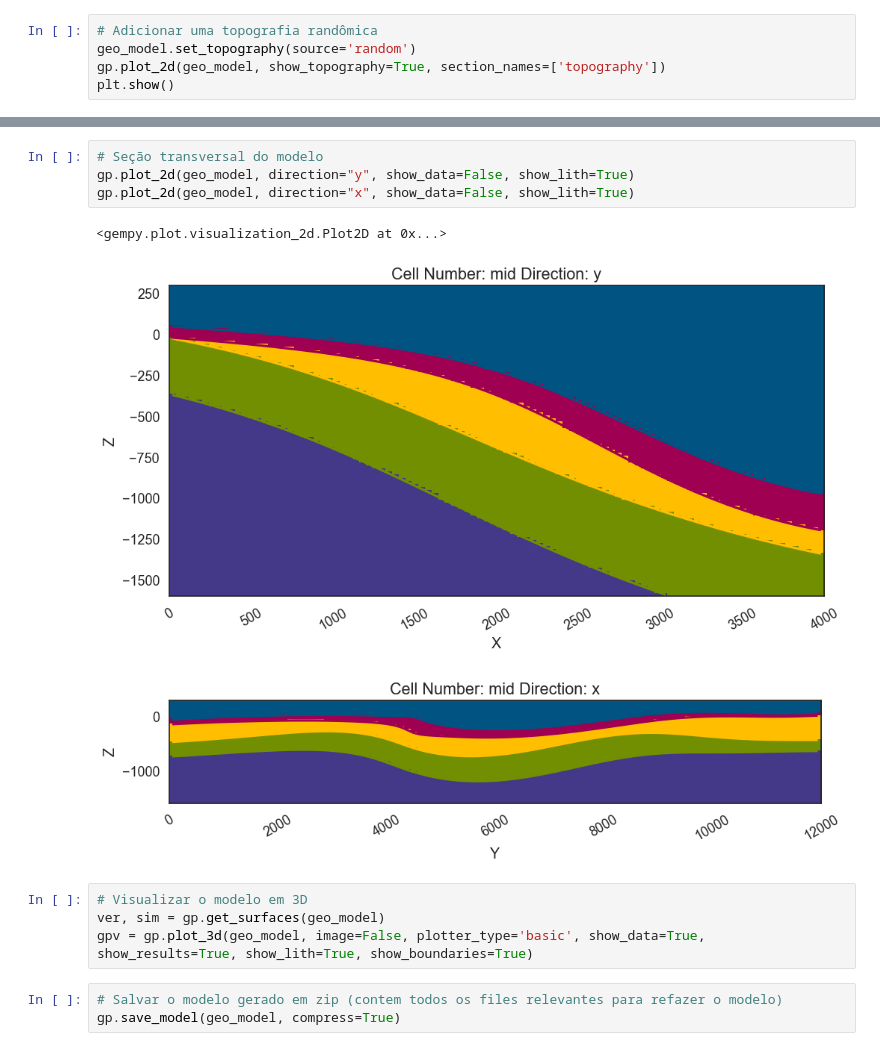
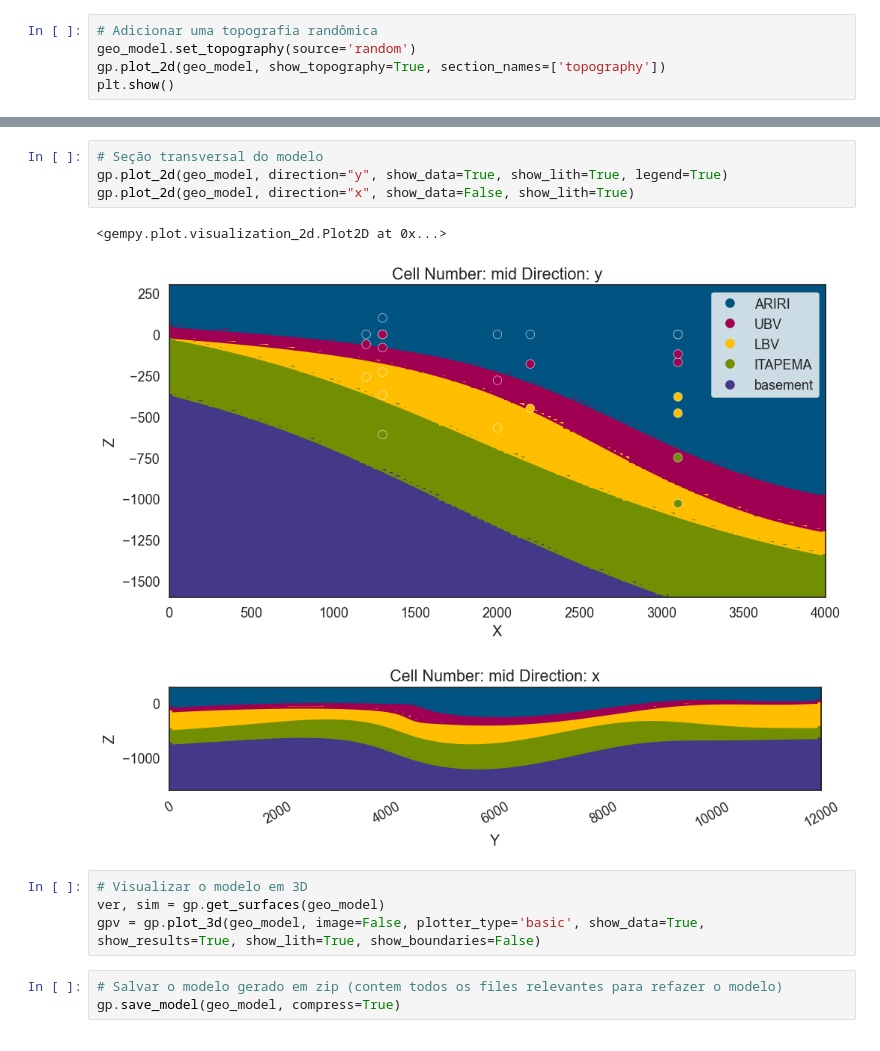
Before and after one commit to PR-4/3Dmodels, a Jupyter notebook: programs/Santos_Basin/Lake_PreSal_Santos_Basin_Well/Lake_Presal_6.ipynb, the cells around one changed output, grey strips where cells are left out. Saved outputs shown, nothing was run; the diff lists cells and outputs as text.

```diff
--- a/programs/Santos_Basin/Lake_PreSal_Santos_Basin_Well/Lake_Presal_6.ipynb
+++ b/programs/Santos_Basin/Lake_PreSal_Santos_Basin_Well/Lake_Presal_6.ipynb
@@ -194,15 +194,15 @@ Wall time: 4.93 s
 # %%
 # Seção transversal do modelo
-gp.plot_2d(geo_model, direction="y", show_data=False, show_lith=True)
+gp.plot_2d(geo_model, direction="y", show_data=True, show_lith=True, legend=True)
 gp.plot_2d(geo_model, direction="x", show_data=False, show_lith=True)
 # %% [output]
 <gempy.plot.visualization_2d.Plot2D at 0x...>
-[figure, old version]
+[figure, new version]
 [figure]
 # %%
 # Visualizar o modelo em 3D
 ver, sim = gp.get_surfaces(geo_model)
-gpv = gp.plot_3d(geo_model, image=False, plotter_type='basic', show_data=True, show_results=True, show_lith=True, show_boundaries=True)
+gpv = gp.plot_3d(geo_model, image=False, plotter_type='basic', show_data=True, show_results=True, show_lith=True, show_boundaries=False)
 # %%
 # Salvar o modelo gerado em zip (contem todos os files relevantes para refazer o modelo)
 gp.save_model(geo_model, compress=True)
```
Also changed, not shown: parts of 3 cells of this notebook, 19 other files.
